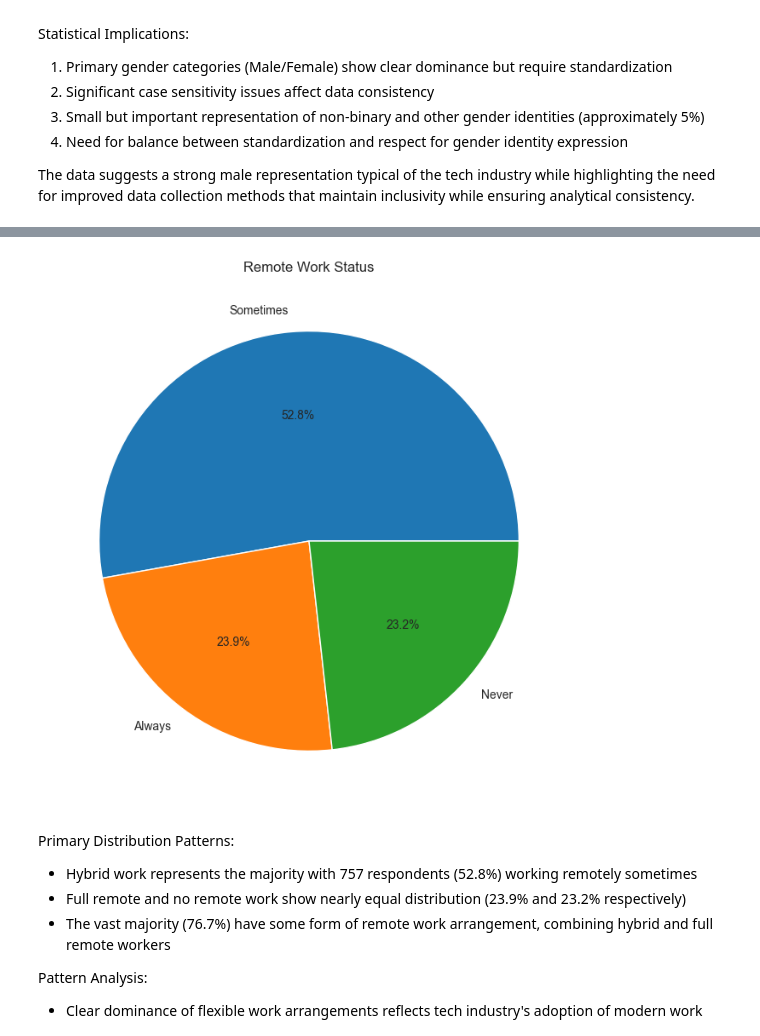
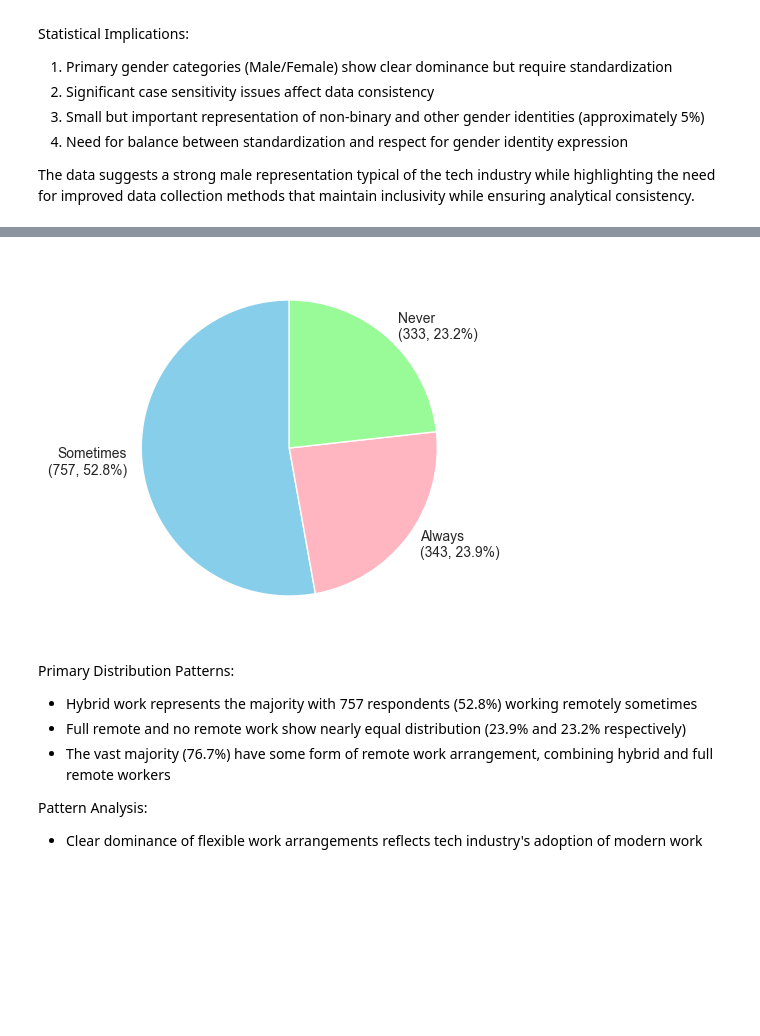
Before and after one commit to KonradKlein91/ml_unservised_learning, a Jupyter notebook: main.ipynb, the cells around one changed output, grey strips where cells are left out. Cells and saved outputs as stored; diff of their text form; code cells hidden in the pictures; blank space fills up the shorter version.

```diff
--- a/main.ipynb
+++ b/main.ipynb
@@ -325,14 +363,36 @@ Statistical Implications:
 
 The data reveals a clear Anglo-American focus, suggesting findings will be most applicable to English-speaking technology markets, particularly the United States.
 # %%
-# Remote work status
+# Create figure with exact A4 width (minus margins)
+plt.figure(figsize=(6.69, 4))
+
+# Set font to match document requirements
+plt.rcParams['font.family'] = 'Arial'
+plt.rcParams['font.size'] = 10
+
+# Calculate remote work distribution
 remote_counts = df['Do you work remotely?'].value_counts()
-plt.figure(figsize=(8, 8))
-plt.pie(remote_counts.values, labels=remote_counts.index, autopct='%1.1f%%')
-plt.title('Remote Work Status')
+total_responses = len(df)
+
+# Create pie chart using skyblue and complementary colors
+plt.pie(remote_counts.values,
+        labels=[f'{label}\n({count:,}, {(count/total_responses)*100:.1f}%)'
+                for label, count in zip(remote_counts.index, remote_counts.values)],
+        colors=['skyblue', '#FFB6C1', '#98FB98'],  # skyblue, lightpink, palegreen
+        autopct='',
+        startangle=90)
+
+# Adjust layout to prevent label cutoff
+plt.tight_layout()
+
+# Save with high resolution
+plt.savefig('remote_work_distribution.png',
+            dpi=300,
+            bbox_inches='tight')
+
 plt.show()
 # %% [output]
-[figure, old version]
+[figure, new version]
 # %% [markdown]
 Primary Distribution Patterns:
 - Hybrid work represents the majority with 757 respondents (52.8%) working remotely sometimes
```
Also changed, not shown: parts of 6 cells of this notebook.
